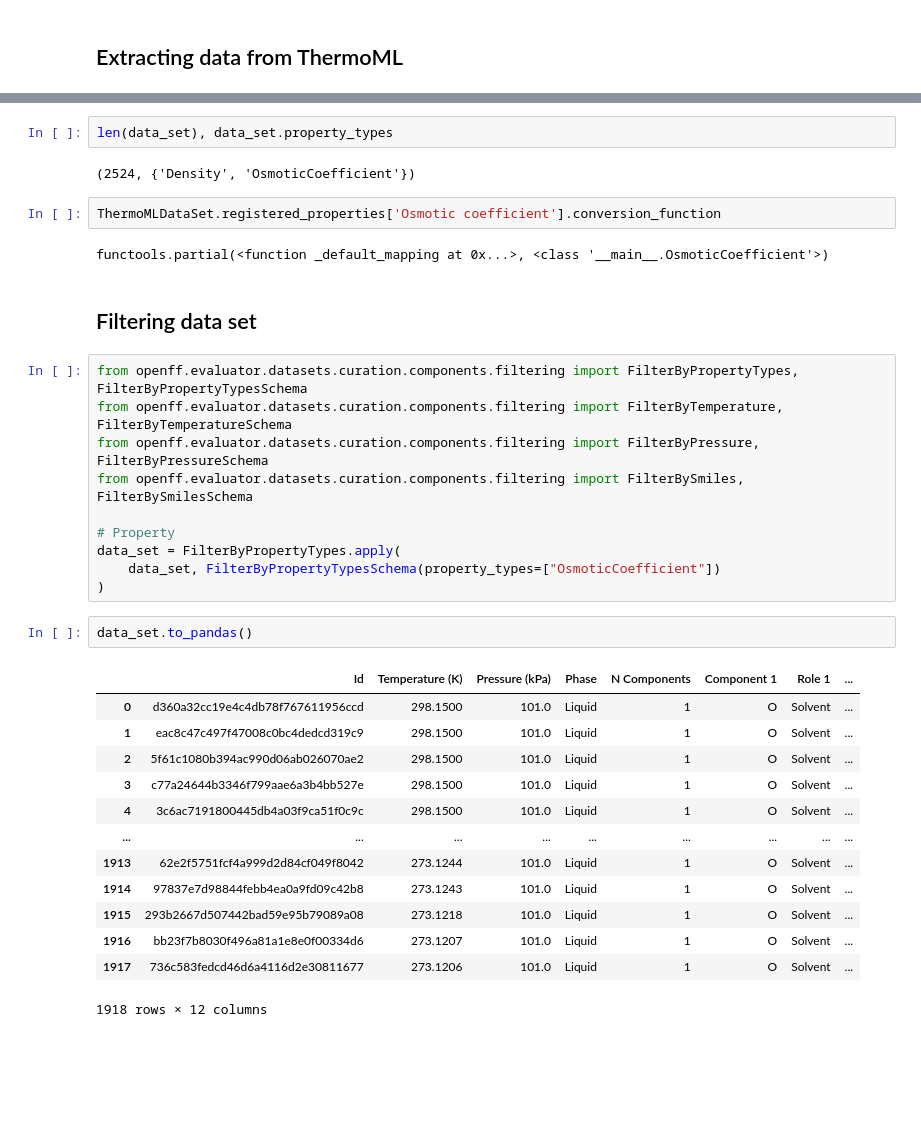
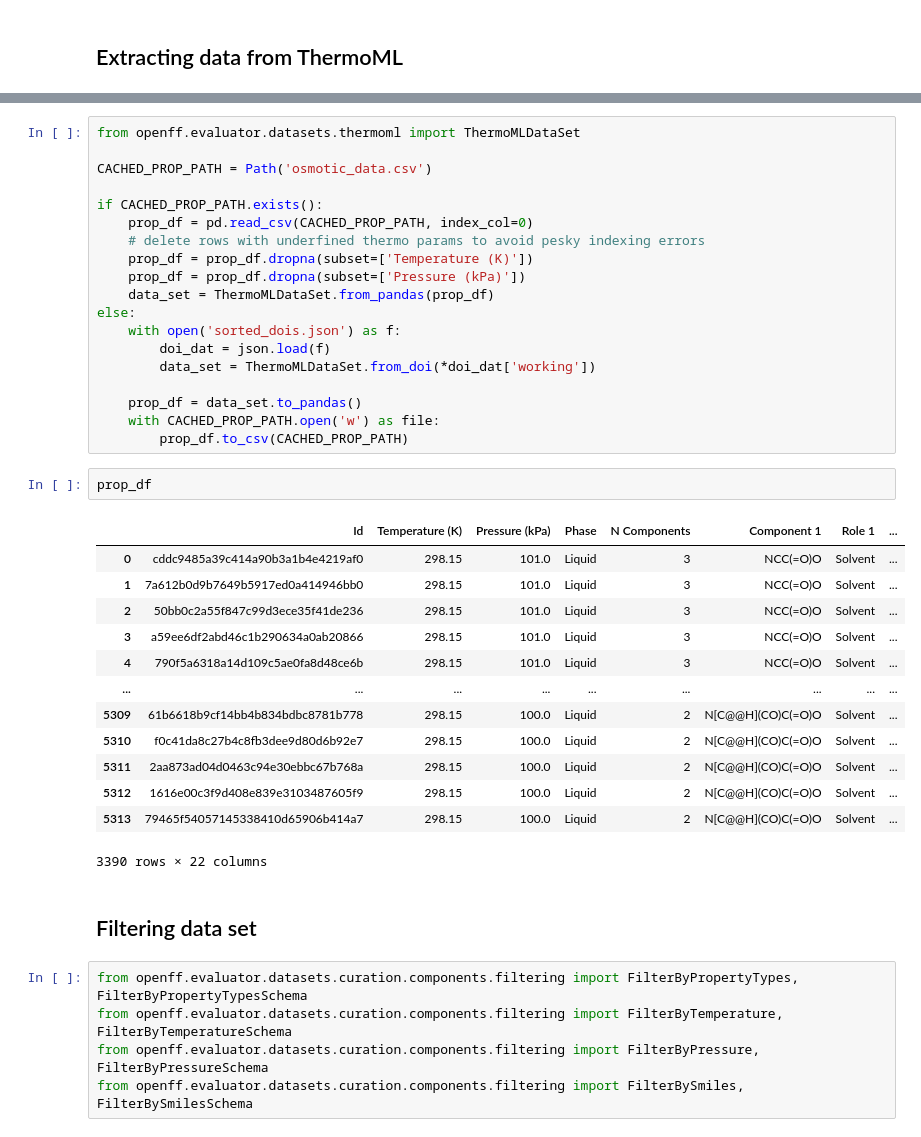
Before and after one commit to barmoral/evaluator-ThermoML, a Jupyter notebook: evaluator_osmcoeff.ipynb, the cells around one changed output, grey strips where cells are left out. Cells and saved outputs as stored; diff of their text form; blank space fills up the shorter version.

Commit message:
code to extract and filter osmotic coefficient ThermoML data from dois

```diff
--- a/evaluator_osmcoeff.ipynb
+++ b/evaluator_osmcoeff.ipynb
@@ -83,11 +50,38 @@ data_set = ThermoMLDataSet.from_doi(
-# %%
-len(data_set), data_set.property_types
-# %% [output]
-(2524, {'Density', 'OsmoticCoefficient'})
-# %%
-ThermoMLDataSet.registered_properties['Osmotic coefficient'].conversion_function
-# %% [output]
-functools.partial(<function _default_mapping at 0x...>, <class '__main__.OsmoticCoefficient'>)
+# %%
+from openff.evaluator.datasets.thermoml import ThermoMLDataSet
+
+CACHED_PROP_PATH = Path('osmotic_data.csv')
+
+if CACHED_PROP_PATH.exists():
+    prop_df = pd.read_csv(CACHED_PROP_PATH, index_col=0)
+    # delete rows with underfined thermo params to avoid pesky indexing errors
+    prop_df = prop_df.dropna(subset=['Temperature (K)'])
+    prop_df = prop_df.dropna(subset=['Pressure (kPa)'])
+    data_set = ThermoMLDataSet.from_pandas(prop_df)
+else:
+    with open('sorted_dois.json') as f:
+        doi_dat = json.load(f)
+        data_set = ThermoMLDataSet.from_doi(*doi_dat['working'])
+
+    prop_df = data_set.to_pandas()
+    with CACHED_PROP_PATH.open('w') as file:
+        prop_df.to_csv(CACHED_PROP_PATH)
+# %%
+prop_df
+# %% [output]
+|  | Id | Temperature (K) | Pressure (kPa) | Phase | N Components | Component 1 | Role 1 | ... |
+| 0 | cddc9485a39c414a90b3a1b4e4219af0 | 298.15 | 101.0 | Liquid | 3 | NCC(=O)O | Solvent | ... |
+| 1 | 7a612b0d9b7649b5917ed0a414946bb0 | 298.15 | 101.0 | Liquid | 3 | NCC(=O)O | Solvent | ... |
+| 2 | 50bb0c2a55f847c99d3ece35f41de236 | 298.15 | 101.0 | Liquid | 3 | NCC(=O)O | Solvent | ... |
+| 3 | a59ee6df2abd46c1b290634a0ab20866 | 298.15 | 101.0 | Liquid | 3 | NCC(=O)O | Solvent | ... |
+| 4 | 790f5a6318a14d109c5ae0fa8d48ce6b | 298.15 | 101.0 | Liquid | 3 | NCC(=O)O | Solvent | ... |
+| ... | ... | ... | ... | ... | ... | ... | ... | ... |
+| 5309 | 61b6618b9cf14bb4b834bdbc8781b778 | 298.15 | 100.0 | Liquid | 2 | N[C@@H](CO)C(=O)O | Solvent | ... |
+| 5310 | f0c41da8c27b4c8fb3dee9d80d6b92e7 | 298.15 | 100.0 | Liquid | 2 | N[C@@H](CO)C(=O)O | Solvent | ... |
+| 5311 | 2aa873ad04d0463c94e30ebbc67b768a | 298.15 | 100.0 | Liquid | 2 | N[C@@H](CO)C(=O)O | Solvent | ... |
+| 5312 | 1616e00c3f9d408e839e3103487605f9 | 298.15 | 100.0 | Liquid | 2 | N[C@@H](CO)C(=O)O | Solvent | ... |
+| 5313 | 79465f54057145338410d65906b414a7 | 298.15 | 100.0 | Liquid | 2 | N[C@@H](CO)C(=O)O | Solvent | ... |
+3390 rows × 22 columns
 # %% [markdown]
 ## Filtering data set
 # %%
@@ -95,24 +89,3 @@ from openff.evaluator.datasets.curation.components.filtering import FilterByProp
 from openff.evaluator.datasets.curation.components.filtering import FilterByTemperature, FilterByTemperatureSchema
 from openff.evaluator.datasets.curation.components.filtering import FilterByPressure, FilterByPressureSchema
 from openff.evaluator.datasets.curation.components.filtering import FilterBySmiles, FilterBySmilesSchema
-
-# Property
-data_set = FilterByPropertyTypes.apply(
-    data_set, FilterByPropertyTypesSchema(property_types=["OsmoticCoefficient"])
-)
-# %%
-data_set.to_pandas()
-# %% [output]
-|  | Id | Temperature (K) | Pressure (kPa) | Phase | N Components | Component 1 | Role 1 | ... |
-| 0 | d360a32cc19e4c4db78f767611956ccd | 298.1500 | 101.0 | Liquid | 1 | O | Solvent | ... |
-| 1 | eac8c47c497f47008c0bc4dedcd319c9 | 298.1500 | 101.0 | Liquid | 1 | O | Solvent | ... |
-| 2 | 5f61c1080b394ac990d06ab026070ae2 | 298.1500 | 101.0 | Liquid | 1 | O | Solvent | ... |
-| 3 | c77a24644b3346f799aae6a3b4bb527e | 298.1500 | 101.0 | Liquid | 1 | O | Solvent | ... |
-| 4 | 3c6ac7191800445db4a03f9ca51f0c9c | 298.1500 | 101.0 | Liquid | 1 | O | Solvent | ... |
-| ... | ... | ... | ... | ... | ... | ... | ... | ... |
-| 1913 | 62e2f5751fcf4a999d2d84cf049f8042 | 273.1244 | 101.0 | Liquid | 1 | O | Solvent | ... |
-| 1914 | 97837e7d98844febb4ea0a9fd09c42b8 | 273.1243 | 101.0 | Liquid | 1 | O | Solvent | ... |
-| 1915 | 293b2667d507442bad59e95b79089a08 | 273.1218 | 101.0 | Liquid | 1 | O | Solvent | ... |
-| 1916 | bb23f7b8030f496a81a1e8e0f00334d6 | 273.1207 | 101.0 | Liquid | 1 | O | Solvent | ... |
-| 1917 | 736c583fedcd46d6a4116d2e30811677 | 273.1206 | 101.0 | Liquid | 1 | O | Solvent | ... |
-1918 rows × 12 columns
```
Also changed, not shown: parts of 34 cells of this notebook.
